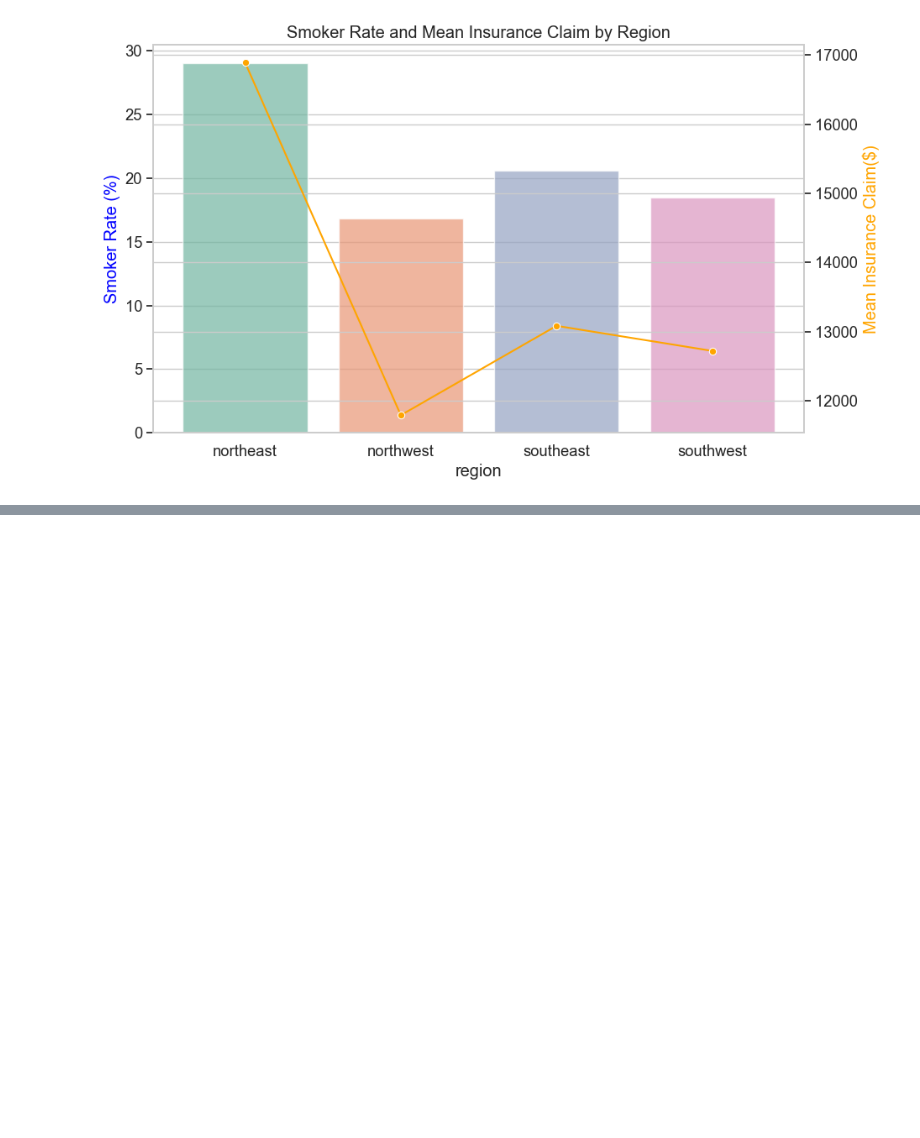
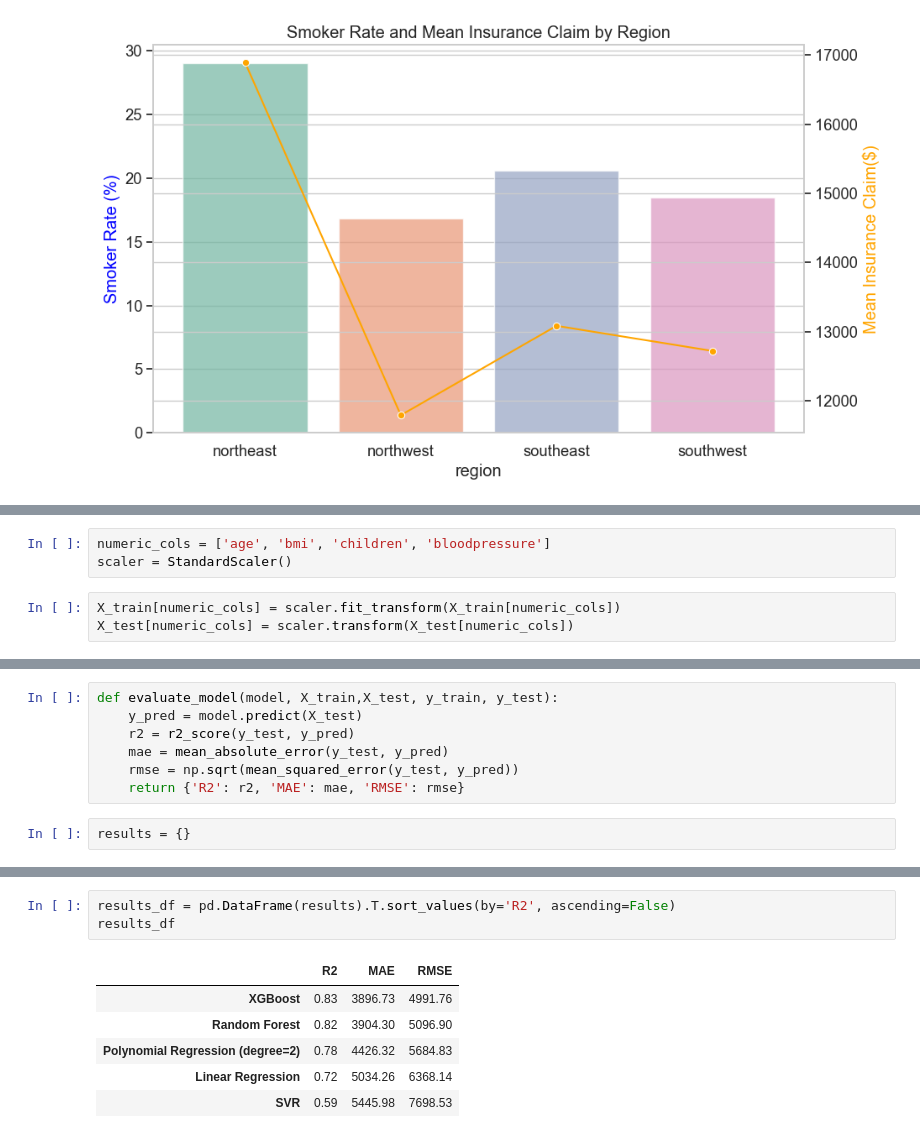
Before and after one commit to bennedictbett/Health-insurance-prediction, a Jupyter notebook: analysis_model.ipynb, the cells around one changed output, grey strips where cells are left out. Drawn from its saved outputs; the diff is of its cells as text; blank space fills up the shorter version.

Commit message:
added prediction models and made a streamlit app

```diff
--- a/analysis_model.ipynb
+++ b/analysis_model.ipynb
@@ -212,0 +244,6 @@ plt.show()
+# %%
+numeric_cols = ['age', 'bmi', 'children', 'bloodpressure']
+scaler = StandardScaler()
+# %%
+X_train[numeric_cols] = scaler.fit_transform(X_train[numeric_cols])
+X_test[numeric_cols] = scaler.transform(X_test[numeric_cols])
@@ -212,0 +271,9 @@ plt.show()
+# %%
+def evaluate_model(model, X_train,X_test, y_train, y_test):
+    y_pred = model.predict(X_test)
+    r2 = r2_score(y_test, y_pred)
+    mae = mean_absolute_error(y_test, y_pred)
+    rmse = np.sqrt(mean_squared_error(y_test, y_pred))
+    return {'R2': r2, 'MAE': mae, 'RMSE': rmse}
+# %%
+results = {}
@@ -212,0 +421,10 @@ plt.show()
+# %%
+results_df = pd.DataFrame(results).T.sort_values(by='R2', ascending=False)
+results_df
+# %% [output]
+|  | R2 | MAE | RMSE |
+| XGBoost | 0.83 | 3896.73 | 4991.76 |
+| Random Forest | 0.82 | 3904.30 | 5096.90 |
+| Polynomial Regression (degree=2) | 0.78 | 4426.32 | 5684.83 |
+| Linear Regression | 0.72 | 5034.26 | 6368.14 |
+| SVR | 0.59 | 5445.98 | 7698.53 |
```
Also changed, not shown: parts of 19 cells of this notebook, 6 other files.
